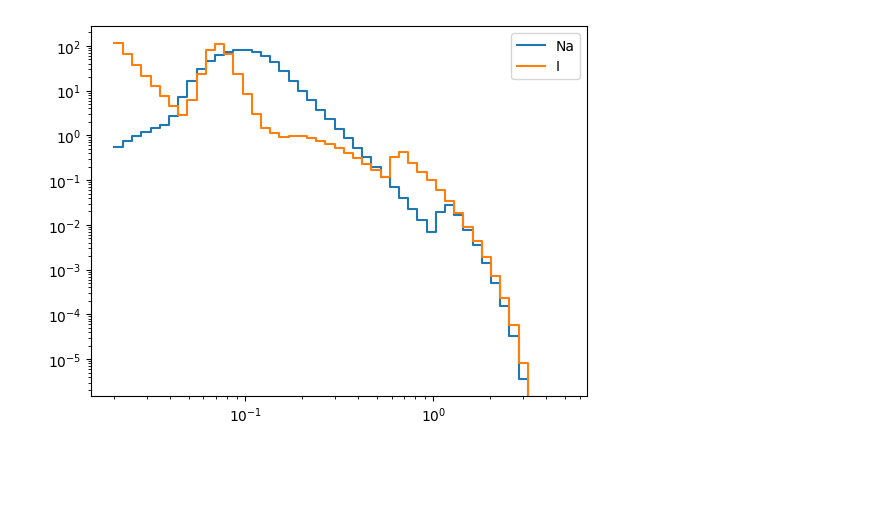
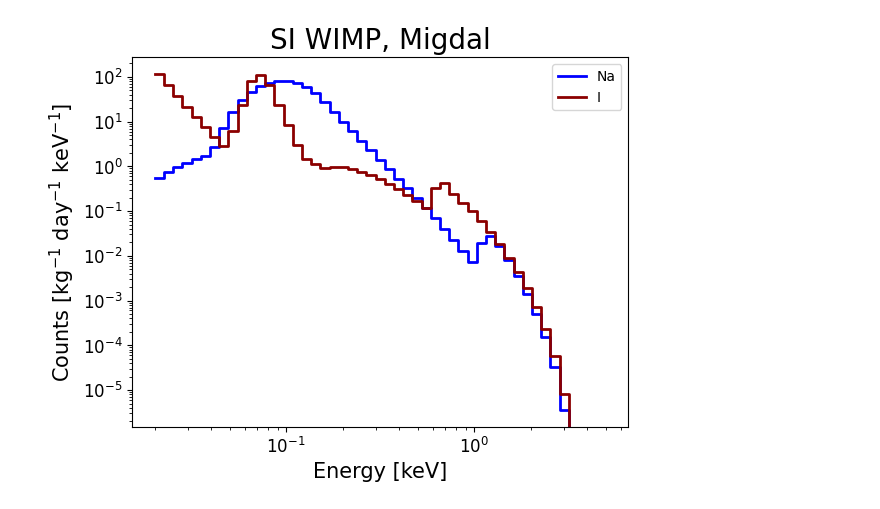
Before and after one commit to mjzurowski/sgm, a Jupyter notebook: check_migdal_spectra.ipynb, the cells around one changed output. Drawn from its saved outputs; the diff is of its cells as text; code cells hidden in the pictures; blank space fills up the shorter version.

```diff
--- a/check_migdal_spectra.ipynb
+++ b/check_migdal_spectra.ipynb
@@ -19,21 +19,30 @@ ref_xsec = 1e-36
 # %%
 energy_edges = np.geomspace(0.02, 5)
 
 rate_edges = np.array([Model.dRdER(Det.Nuclei()[0], e * keV, mX=mass, sig=ref_xsec, VelDist=Dist,
                                    SI=True) for e in energy_edges])
 rate_centers = 0.5 * (rate_edges[1:] + rate_edges[:-1])
 hist = mh.Histdd.from_histogram(histogram=rate_centers, bin_edges=[energy_edges])
-hist.plot()
+hist.plot(color='blue', linewidth=2)
 
 rate_edges = np.array([Model.dRdER(Det.Nuclei()[1], e * keV, mX=mass, sig=ref_xsec, VelDist=Dist,
                                    SI=True) for e in energy_edges])
 rate_centers = 0.5 * (rate_edges[1:] + rate_edges[:-1])
 hist = mh.Histdd.from_histogram(histogram=rate_centers, bin_edges=[energy_edges])
-hist.plot()
+hist.plot(color='darkred', linewidth=2)
 
 plt.legend(['Na', 'I'])
 
 plt.xscale('log')
 plt.yscale('log')
+
+plt.xlabel('Energy [keV]')
+plt.ylabel(r'Counts [kg$^{-1}$ day$^{-1}$ keV$^{-1}$]')
+plt.title(r'SI WIMP, Migdal', fontsize=20)
+plt.xticks(fontsize=12)
+plt.yticks(fontsize=12)
+ax = plt.gca()
+ax.xaxis.get_label().set_fontsize(15)
+ax.yaxis.get_label().set_fontsize(15)
 # %% [output]
-[figure, old version]
+[figure, new version]
```
Also changed, not shown: 3 other files.
